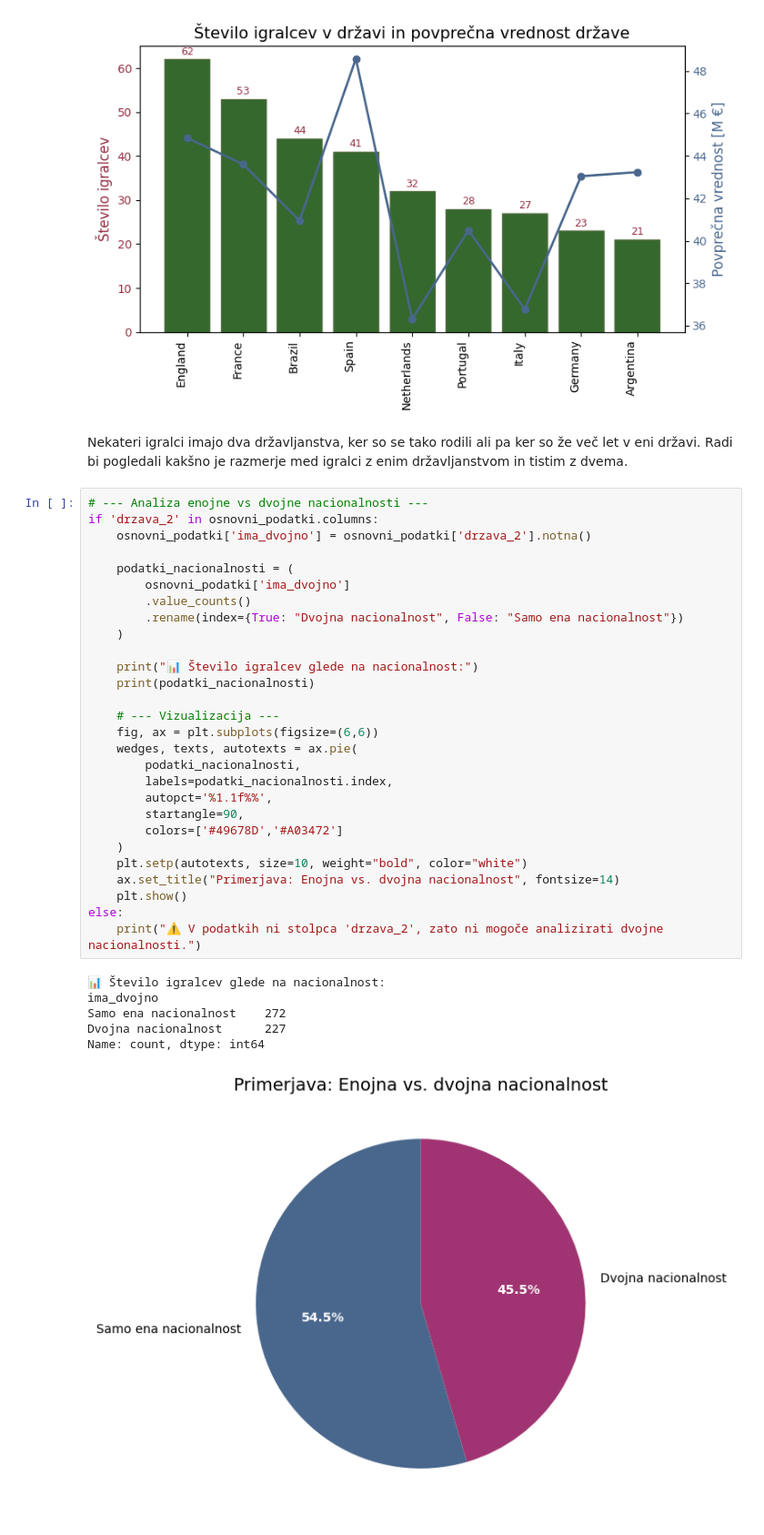
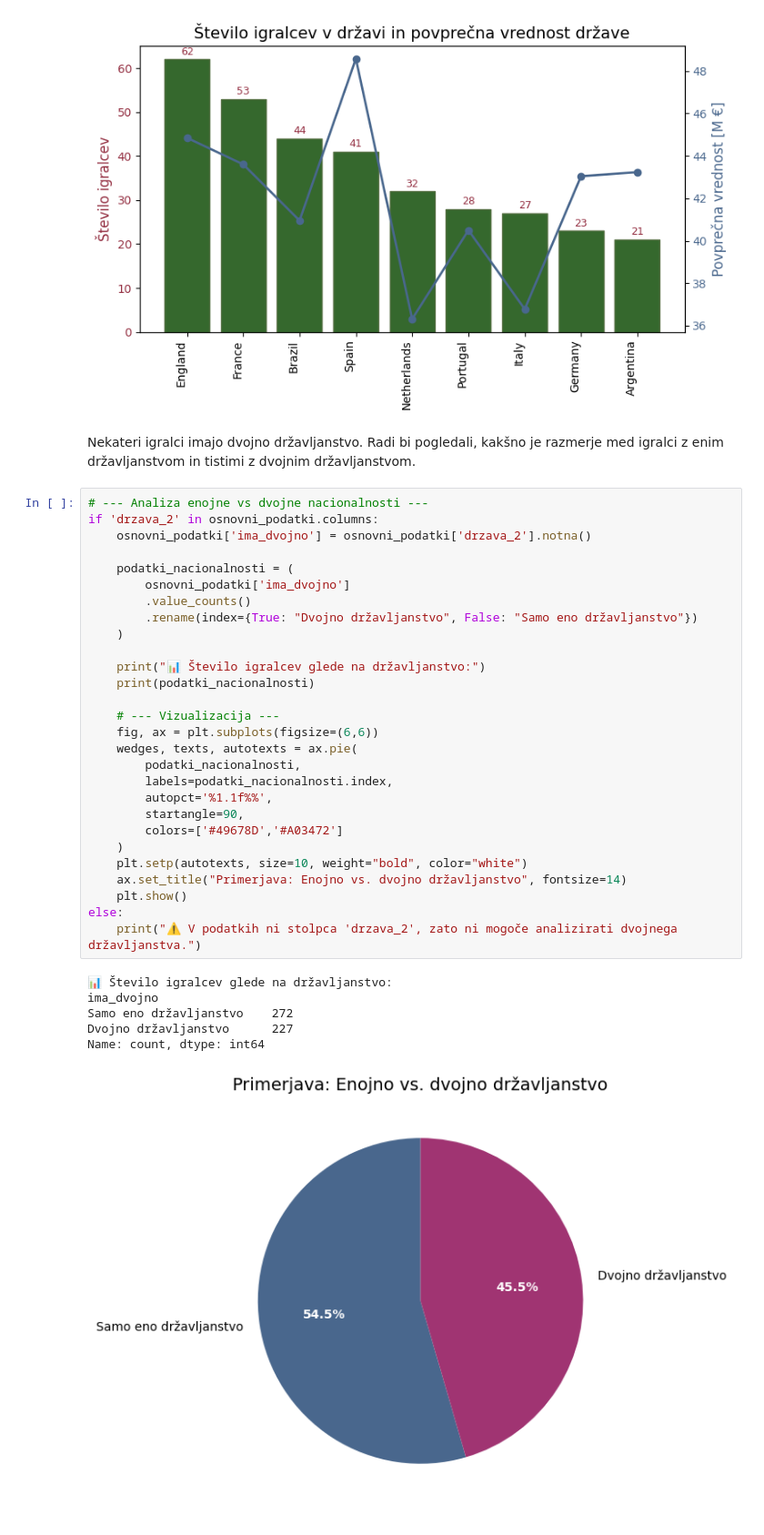
Before and after one commit to RiccardoLucerna/UVP-projektna, a Jupyter notebook: analiza_podatkov.ipynb, the cells around one changed output. Shown: that part at 91% size. Cells and saved outputs as stored; diff of their text form.

```diff
--- a/analiza_podatkov.ipynb
+++ b/analiza_podatkov.ipynb
@@ -600,40 +600,40 @@ plt.show()
 # %% [output]
 [figure]
 # %% [markdown]
-Nekateri igralci imajo dva državljanstva, ker so se tako rodili ali pa ker so že več let v eni državi. Radi bi pogledali kakšno je razmerje med igralci z enim državljanstvom in tistim z dvema.
+Nekateri igralci imajo dvojno državljanstvo. Radi bi pogledali, kakšno je razmerje med igralci z enim državljanstvom in tistimi z dvojnim državljanstvom.
 # %%
 # --- Analiza enojne vs dvojne nacionalnosti ---
 if 'drzava_2' in osnovni_podatki.columns:
     osnovni_podatki['ima_dvojno'] = osnovni_podatki['drzava_2'].notna()
 
     podatki_nacionalnosti = (
         osnovni_podatki['ima_dvojno']
         .value_counts()
-        .rename(index={True: "Dvojna nacionalnost", False: "Samo ena nacionalnost"})
+        .rename(index={True: "Dvojno državljanstvo", False: "Samo eno državljanstvo"})
     )
 
-    print("📊 Število igralcev glede na nacionalnost:")
+    print("📊 Število igralcev glede na državljanstvo:")
     print(podatki_nacionalnosti)
 
     # --- Vizualizacija ---
     fig, ax = plt.subplots(figsize=(6,6))
     wedges, texts, autotexts = ax.pie(
         podatki_nacionalnosti,
         labels=podatki_nacionalnosti.index,
         autopct='%1.1f%%',
         startangle=90,
         colors=['#49678D','#A03472']
     )
     plt.setp(autotexts, size=10, weight="bold", color="white")
-    ax.set_title("Primerjava: Enojna vs. dvojna nacionalnost", fontsize=14)
+    ax.set_title("Primerjava: Enojno vs. dvojno državljanstvo", fontsize=14)
     plt.show()
 else:
-    print("⚠️ V podatkih ni stolpca 'drzava_2', zato ni mogoče analizirati dvojne nacionalnosti.")
+    print("⚠️ V podatkih ni stolpca 'drzava_2', zato ni mogoče analizirati dvojnega državljanstva.")
 # %% [output]
-📊 Število igralcev glede na nacionalnost:
+📊 Število igralcev glede na državljanstvo:
 ima_dvojno
-Samo ena nacionalnost    272
-Dvojna nacionalnost      227
+Samo eno državljanstvo    272
+Dvojno državljanstvo      227
 Name: count, dtype: int64
-[figure, old version]
+[figure, new version]
 # %% [markdown]
```
Also changed, not shown: parts of 27 cells of this notebook, 2 other files.
